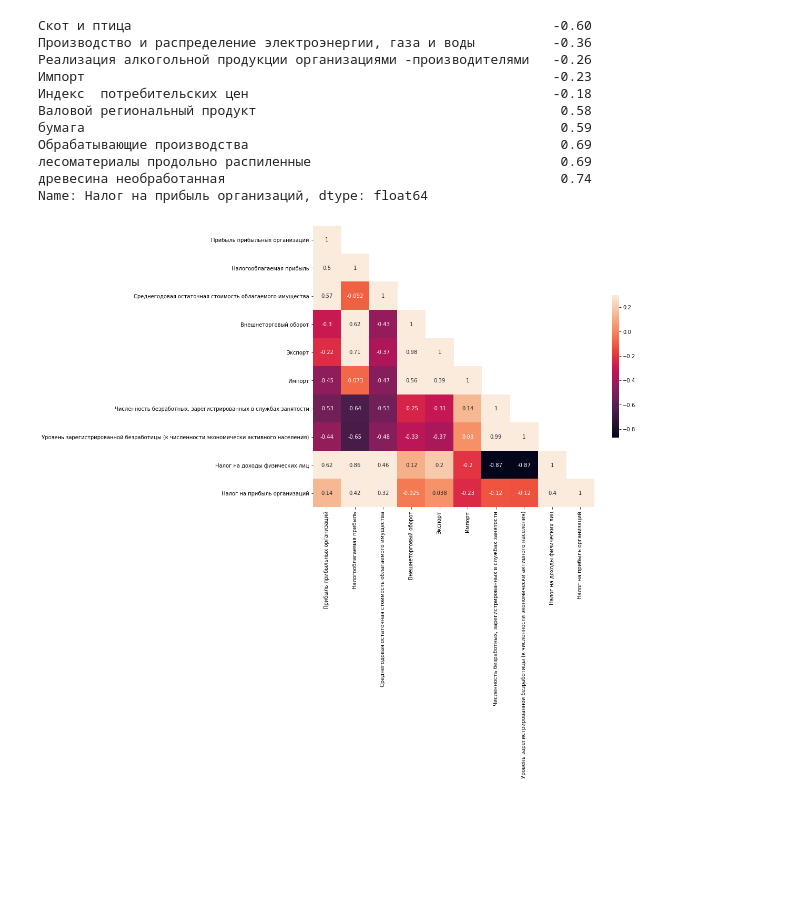
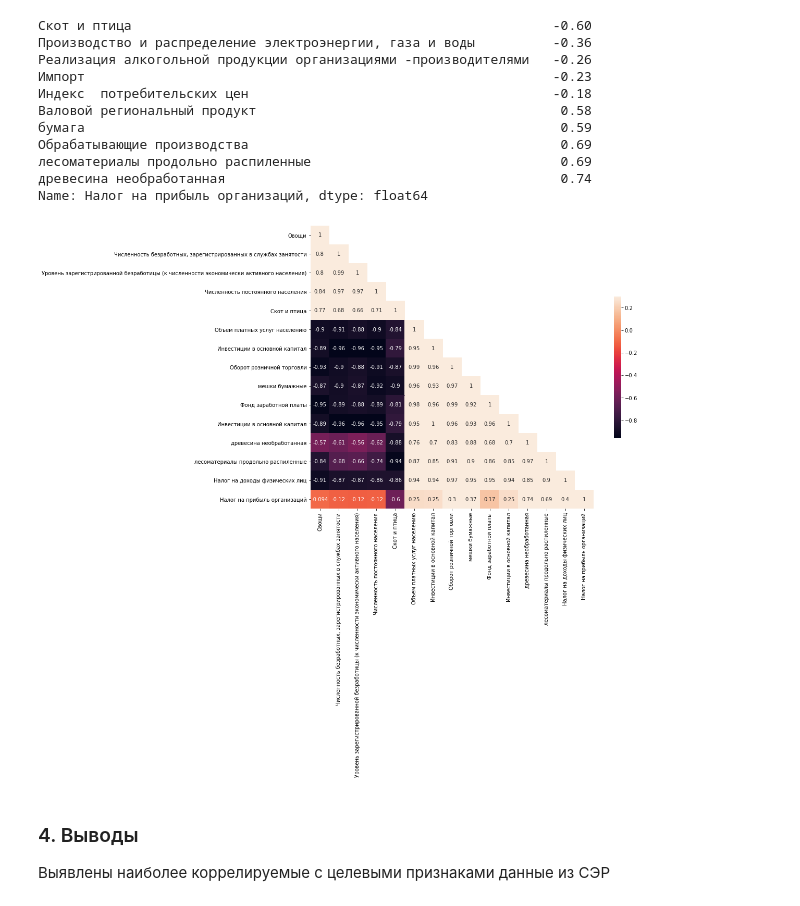
Before and after one commit to brut0/leadersofdigital_budget10, a Jupyter notebook: notebooks/EDA_socio-economic.ipynb, the cells around one changed output. Cells and saved outputs as stored; diff of their text form; code cells hidden in the pictures; blank space fills up the shorter version.

```diff
--- a/notebooks/EDA_2.ipynb
+++ b/notebooks/EDA_socio-economic.ipynb
@@ -188,12 +205,31 @@ max_corr_target1
 лесоматериалы продольно распиленные                                0.69
 древесина необработанная                                           0.74
 Name: Налог на прибыль организаций, dtype: float64
-# %%
-corrMatrix = df.iloc[:,-10:].corr(method='pearson', min_periods=1)
-plt.figure(figsize=(12,10))
-# Generate a mask for the upper triangle
-mask = np.triu(np.ones_like(corrMatrix, dtype=bool), k=1)
-ax = sns.heatmap(corrMatrix, square=True, vmax=.3, annot=True, mask=mask, cbar_kws={"shrink": .5})
-plt.show()
-# %% [output]
-[figure, removed]
+# %%
+corrMatrix = df[['Овощи',
+                 'Численность безработных, зарегистрированных в службах занятости',
+                 'Уровень зарегистрированной безработицы (к численности экономически активного населения)',
+                 'Численность постоянного населения',
+                 'Скот и птица',
+                 'Объем платных услуг населению',
+                 'Инвестиции в основной капитал',
+                 'Оборот розничной торговли',
+                 'мешки бумажные',
+                 'Фонд заработной платы',
+                 'Инвестиции в основной капитал',
+                 'древесина необработанная',
+                 'лесоматериалы продольно распиленные',
+                 'Налог на доходы физических лиц',
+                 'Налог на прибыль организаций']
+                ].corr(method='pearson', min_periods=1)
+plt.figure(figsize=(14,10))
+# Generate a mask for the upper triangle
+mask = np.triu(np.ones_like(corrMatrix, dtype=bool), k=1)
+ax = sns.heatmap(corrMatrix, square=True, vmax=.3, annot=True, mask=mask, cbar_kws={"shrink": .5})
+plt.show()
+# %% [output]
+[figure, added]
+# %% [markdown]
+<a id="conclusion"></a>
+### 4. Выводы
+Выявлены наиболее коррелируемые с целевыми признаками данные из СЭР
```
Also changed, not shown: parts of 6 cells of this notebook, 7 other files.
